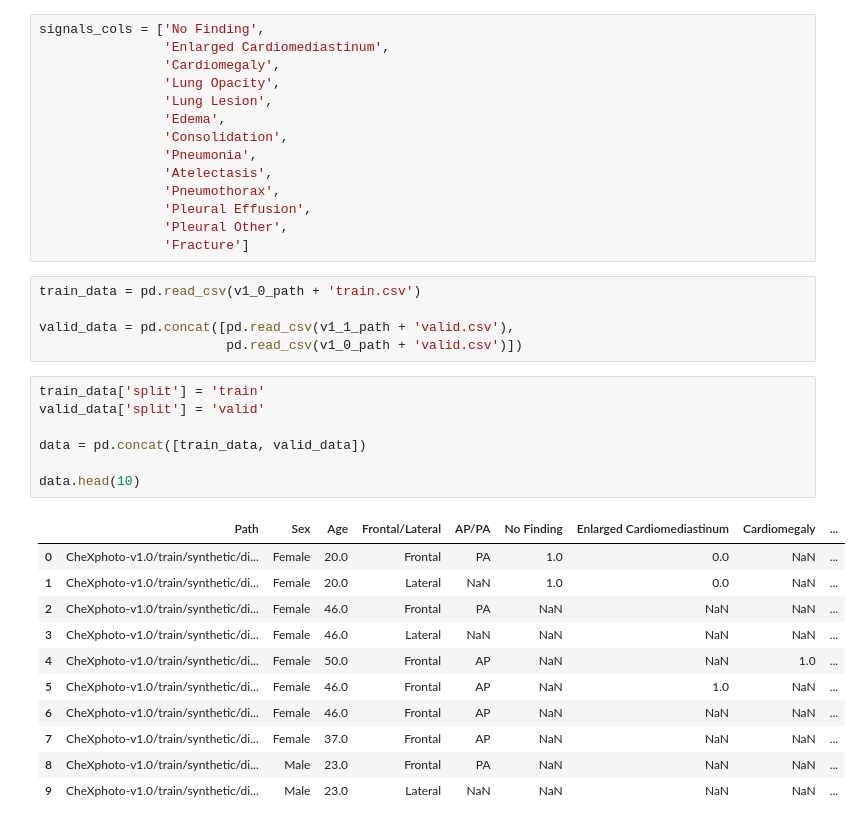
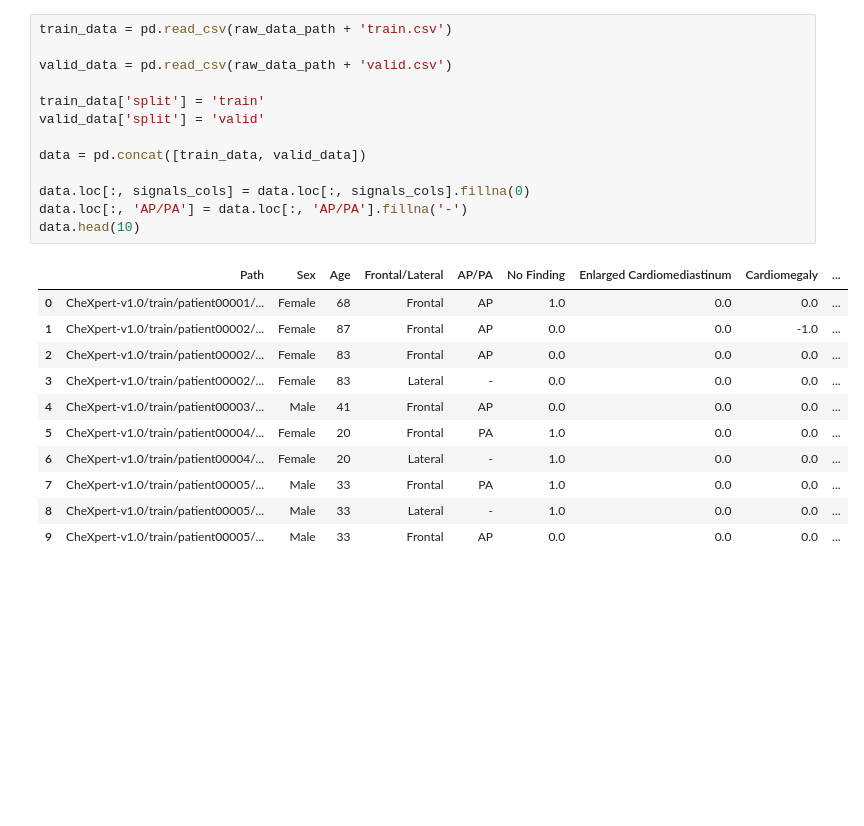
Before and after one commit to cruz-lucas/Chest-X-Ray-Pathology-Classifier, a Jupyter notebook: notebooks/1__EDA.ipynb, the cells around one changed output. Saved outputs shown, nothing was run; the diff lists cells and outputs as text; blank space fills up the shorter version.

```diff
--- a/notebooks/1__EDA.ipynb
+++ b/notebooks/1__EDA.ipynb
@@ -14,38 +33,25 @@ v1_0_path = raw_data_path + 'CheXphoto-v1.0/'
-# %%
-signals_cols = ['No Finding',
-                'Enlarged Cardiomediastinum',
-                'Cardiomegaly',
-                'Lung Opacity',
-                'Lung Lesion',
-                'Edema',
-                'Consolidation',
-                'Pneumonia',
-                'Atelectasis',
-                'Pneumothorax',
-                'Pleural Effusion',
-                'Pleural Other',
-                'Fracture']
-# %%
-train_data = pd.read_csv(v1_0_path + 'train.csv')
-
-valid_data = pd.concat([pd.read_csv(v1_1_path + 'valid.csv'),
-                        pd.read_csv(v1_0_path + 'valid.csv')])
 # %%
+train_data = pd.read_csv(raw_data_path + 'train.csv')
+
+valid_data = pd.read_csv(raw_data_path + 'valid.csv')
+
 train_data['split'] = 'train'
 valid_data['split'] = 'valid'
 
 data = pd.concat([train_data, valid_data])
 
+data.loc[:, signals_cols] = data.loc[:, signals_cols].fillna(0)
+data.loc[:, 'AP/PA'] = data.loc[:, 'AP/PA'].fillna('-')
 data.head(10)
 # %% [output]
 |  | Path | Sex | Age | Frontal/Lateral | AP/PA | No Finding | Enlarged Cardiomediastinum | Cardiomegaly | ... |
-| 0 | CheXphoto-v1.0/train/synthetic/di... | Female | 20.0 | Frontal | PA | 1.0 | 0.0 | NaN | ... |
-| 1 | CheXphoto-v1.0/train/synthetic/di... | Female | 20.0 | Lateral | NaN | 1.0 | 0.0 | NaN | ... |
-| 2 | CheXphoto-v1.0/train/synthetic/di... | Female | 46.0 | Frontal | PA | NaN | NaN | NaN | ... |
-| 3 | CheXphoto-v1.0/train/synthetic/di... | Female | 46.0 | Lateral | NaN | NaN | NaN | NaN | ... |
-| 4 | CheXphoto-v1.0/train/synthetic/di... | Female | 50.0 | Frontal | AP | NaN | NaN | 1.0 | ... |
-| 5 | CheXphoto-v1.0/train/synthetic/di... | Female | 46.0 | Frontal | AP | NaN | 1.0 | NaN | ... |
-| 6 | CheXphoto-v1.0/train/synthetic/di... | Female | 46.0 | Frontal | AP | NaN | NaN | NaN | ... |
-| 7 | CheXphoto-v1.0/train/synthetic/di... | Female | 37.0 | Frontal | AP | NaN | NaN | NaN | ... |
-| 8 | CheXphoto-v1.0/train/synthetic/di... | Male | 23.0 | Frontal | PA | NaN | NaN | NaN | ... |
-| 9 | CheXphoto-v1.0/train/synthetic/di... | Male | 23.0 | Lateral | NaN | NaN | NaN | NaN | ... |
+| 0 | CheXpert-v1.0/train/patient00001/... | Female | 68 | Frontal | AP | 1.0 | 0.0 | 0.0 | ... |
+| 1 | CheXpert-v1.0/train/patient00002/... | Female | 87 | Frontal | AP | 0.0 | 0.0 | -1.0 | ... |
+| 2 | CheXpert-v1.0/train/patient00002/... | Female | 83 | Frontal | AP | 0.0 | 0.0 | 0.0 | ... |
+| 3 | CheXpert-v1.0/train/patient00002/... | Female | 83 | Lateral | - | 0.0 | 0.0 | 0.0 | ... |
+| 4 | CheXpert-v1.0/train/patient00003/... | Male | 41 | Frontal | AP | 0.0 | 0.0 | 0.0 | ... |
+| 5 | CheXpert-v1.0/train/patient00004/... | Female | 20 | Frontal | PA | 1.0 | 0.0 | 0.0 | ... |
+| 6 | CheXpert-v1.0/train/patient00004/... | Female | 20 | Lateral | - | 1.0 | 0.0 | 0.0 | ... |
+| 7 | CheXpert-v1.0/train/patient00005/... | Male | 33 | Frontal | PA | 1.0 | 0.0 | 0.0 | ... |
+| 8 | CheXpert-v1.0/train/patient00005/... | Male | 33 | Lateral | - | 1.0 | 0.0 | 0.0 | ... |
+| 9 | CheXpert-v1.0/train/patient00005/... | Male | 33 | Frontal | AP | 0.0 | 0.0 | 0.0 | ... |
```
Also changed, not shown: parts of 13 cells of this notebook, 11 other files.
